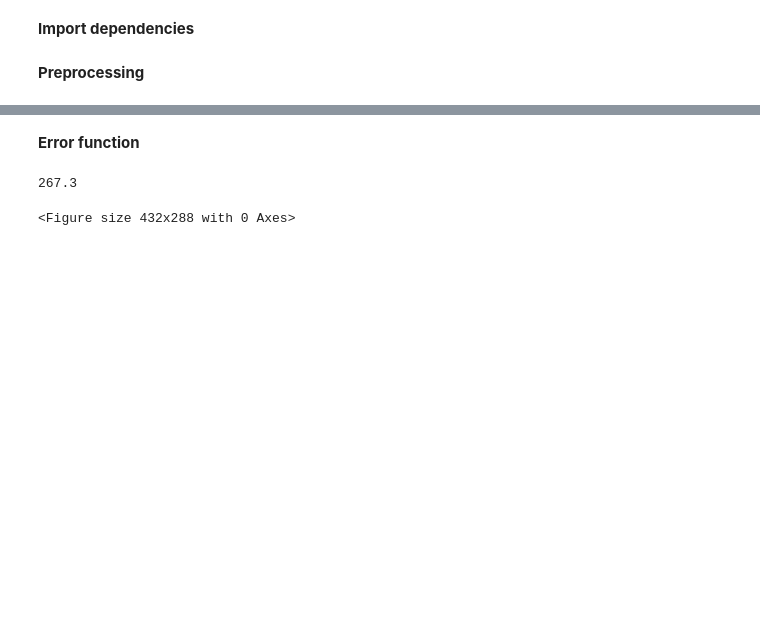
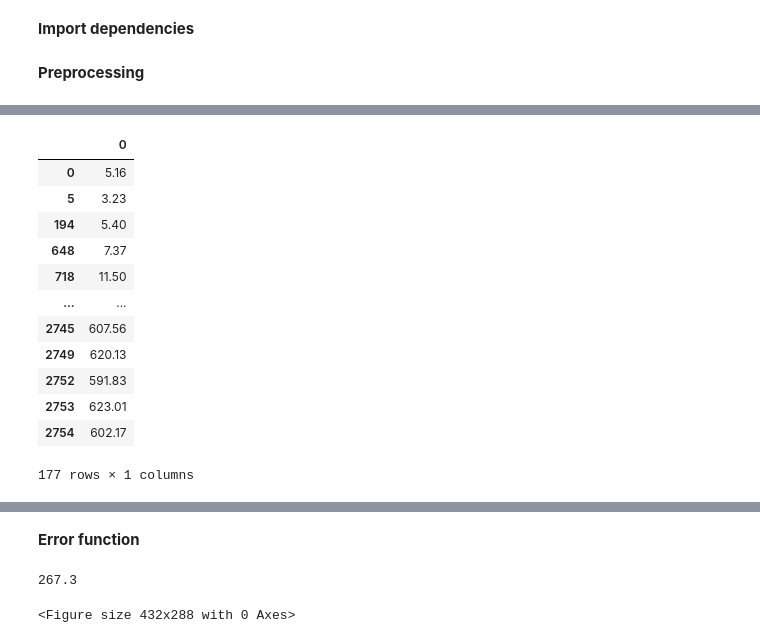
Before and after one commit to christopherkindl/data-to-text-system, a Jupyter notebook: 06_time_series_analysis/time_series_analysis_example_data.ipynb, the cells around one changed output, grey strips where cells are left out. Cells and saved outputs as stored; diff of their text form; code cells hidden in the pictures; blank space fills up the shorter version.

```diff
--- a/06_time_series_analysis/time_series_analysis_example_data.ipynb
+++ b/06_time_series_analysis/time_series_analysis_example_data.ipynb
@@ -63,3 +59,19 @@ hist = yf.Ticker(stock_name)
 
 # get historical market data
 df = hist.history(period='max')
+# %%
+stock = 'TSLA'
+
+# get stock data of selected company
+data = yf.Ticker(stock)
+
+# identify max and min date of selected stock
+eval_date = data.history(period = 'max', interval = '1d')
+min_date = min(eval_date.index.date)
+max_date = max(eval_date.index.date)
+
+# ---- TEST TEST ----
+
+df = data.history(period = 'max', interval = '1d')
+
+series = list(round(df['Close'], 2))
@@ -126,0 +183,9 @@ data
+# %%
+def index_to_date(df, segments):
+    dates = []
+    index = list(df.index)
+
+    for segment in segments:
+        dates.append(index[segment[0]].date())
+
+    return dates
@@ -126,0 +222,23 @@ data
+# %%
+def index_to_date(df, segments):
+    dates = []
+    index = list(df.index)
+
+    for segment in segments:
+        dates.append(index[segment[0]].date())
+
+    return dates
+# %% [output]
+|  | 0 |
+| 0 | 5.16 |
+| 5 | 3.23 |
+| 194 | 5.40 |
+| 648 | 7.37 |
+| 718 | 11.50 |
+| ... | ... |
+| 2745 | 607.56 |
+| 2749 | 620.13 |
+| 2752 | 591.83 |
+| 2753 | 623.01 |
+| 2754 | 602.17 |
+177 rows × 1 columns
```
Also changed, not shown: parts of 25 cells of this notebook, 6 other files.
